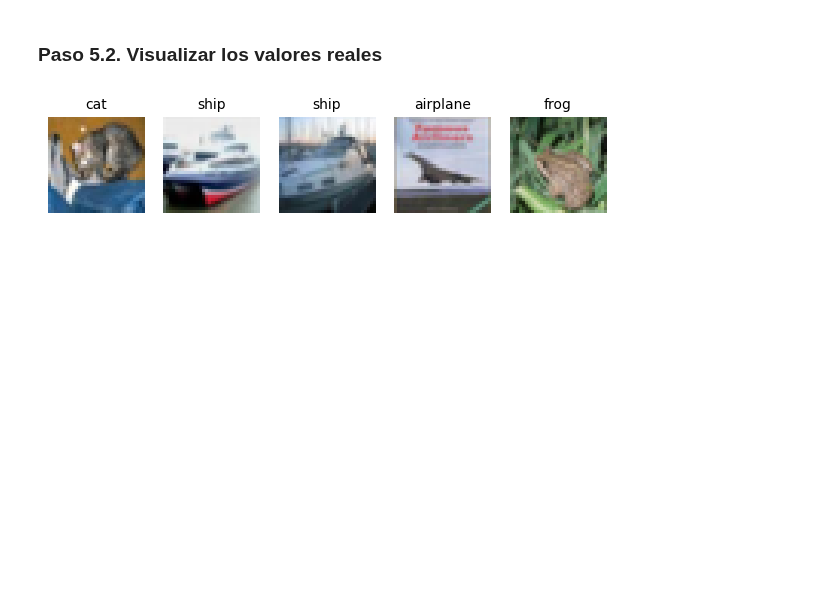
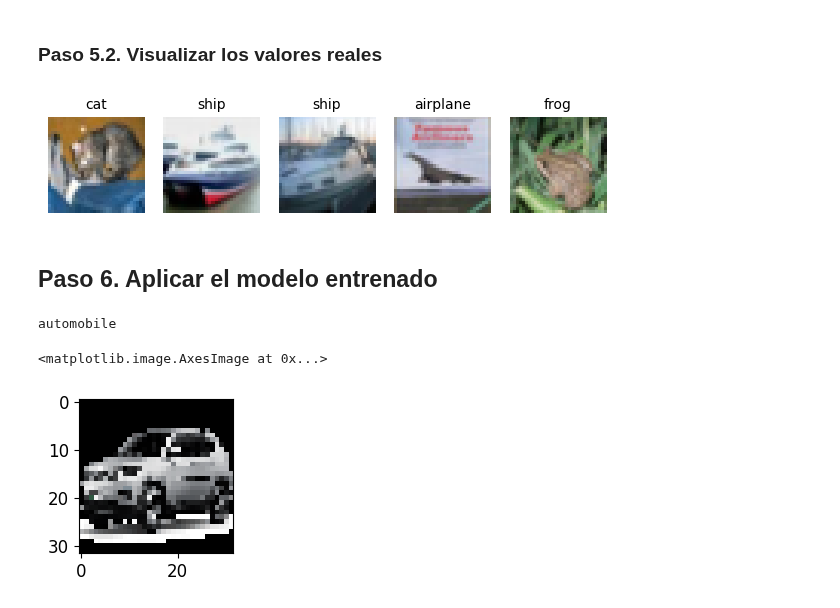
Before and after one commit to DiegoPaezA/IA_Examples, a Jupyter notebook: Redes Neuronales/CNN_CIFAR10.ipynb, the cells around one changed output. Cells and saved outputs as stored; diff of their text form; code cells hidden in the pictures; blank space fills up the shorter version.

```diff
--- a/Redes Neuronales/CNN_CIFAR10.ipynb
+++ b/Redes Neuronales/CNN_CIFAR10.ipynb
@@ -244,3 +282,10 @@ plt.subplots_adjust(wspace=0.2, hspace=0.5)
 plt.show()
 # %% [output]
 [figure]
+# %% [markdown]
+## **Paso 6.** Aplicar el modelo entrenado
+# %%
+from keras.preprocessing import image
+# Give the link of the image here to test
+test_image1 =image.load_img('car.png',target_size =(32,32))
+#test_image1 =image.load_img('avion.jpg',target_size =(32,32))
@@ -246,0 +296,12 @@ plt.show()
+# %%
+predict = np.argmax(result, axis=1)
+
+print(class_names[predict[0]])
+# %% [output]
+automobile
+# %%
+plt.figure(figsize=(7, 2))
+plt.imshow(test_image1)
+# %% [output]
+<matplotlib.image.AxesImage at 0x...>
+[figure, added]
```
Also changed, not shown: parts of 12 cells of this notebook.
